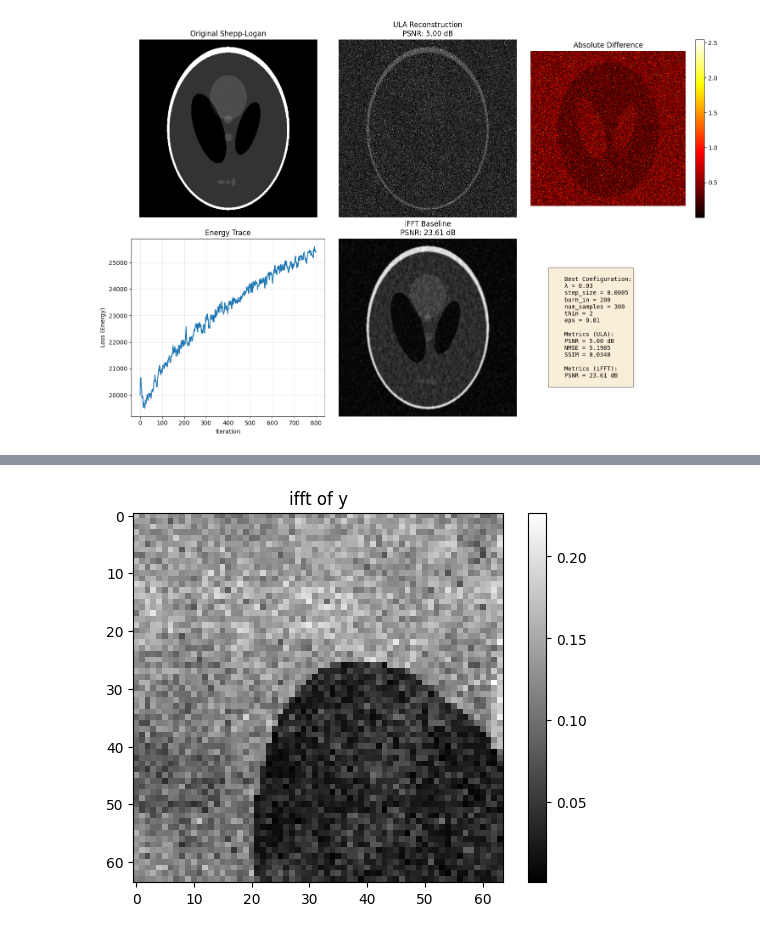
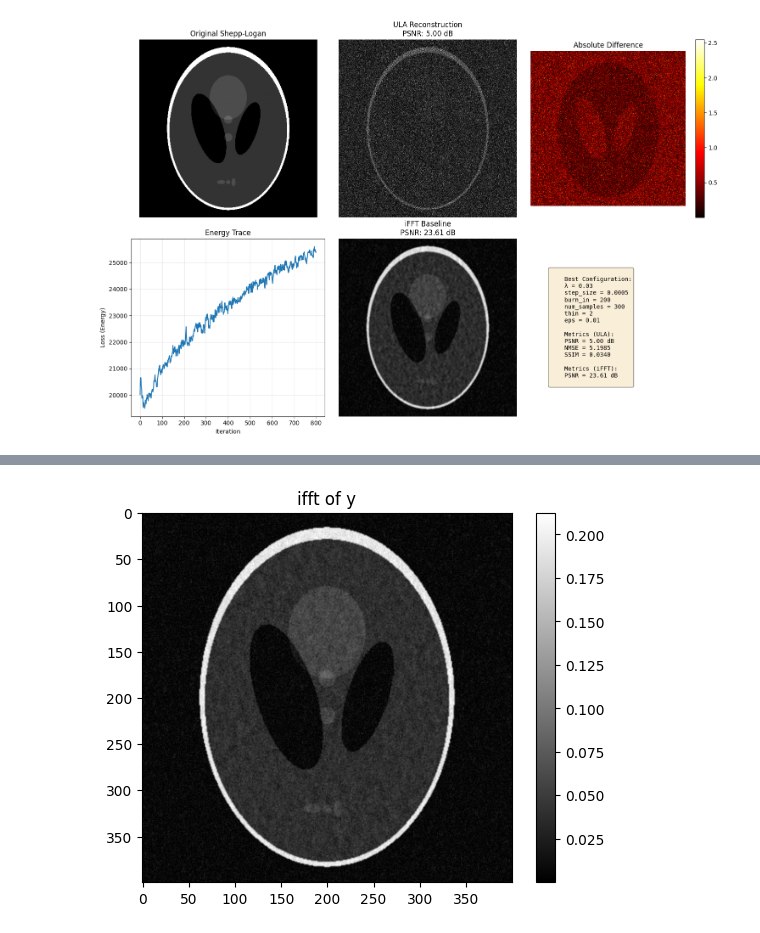
Before and after one commit to jkostaa/bachelor-thesis, a Jupyter notebook: notebooks/shepp_logan_test.ipynb, the cells around one changed output, grey strips where cells are left out. Cells and saved outputs as stored; diff of their text form; code cells hidden in the pictures.

```diff
--- a/notebooks/shepp_logan_test.ipynb
+++ b/notebooks/shepp_logan_test.ipynb
@@ -348,14 +357,14 @@ bernoulli_mask = BernoulliMask(0.88, seed=30).generate(shepp_logan.shape)
 centered_bernoulli_mask = CenteredBernoulliMask(0.5, 0.15, seed=30).generate(
     shepp_logan.shape
 )
-vd_mask = VariableDensityMask('gaussian', 0.5, seed=30).generate(shepp_logan.shape) # default used decay_param=0.3 - 0.5
+vd_mask = VariableDensityMask('gaussian', 0.35, seed=30).generate(shepp_logan.shape) # default used decay_param=0.3 - 0.5
 pseudorand_mask = PseudoRandomColumnMask(shepp_logan.shape, 2, 1, seed=30).get_mask()
 radial_mask = RadialMask(shepp_logan.shape, 60, 0.12).generate()
 
 # the 'actual' measurement
 # Mask must be applied to noise too — only sampled locations are noisy!!
 # Crop to 64x64 center patch
-sl_small  = shepp_logan[96:160, 96:160]          # 64x64 center
+sl_small  = shepp_logan[0:400, 0:400]          # 64x64 center
 
 sigma_noise = 0.05 # default 0.01
 # Generate complex AWGN (MRI noise is complex Gaussian)
@@ -363,11 +372,10 @@ noise = (sigma_noise / np.sqrt(2)) * (
    np.random.randn(*sl_small.shape) + 1j * np.random.randn(*sl_small.shape)
 )
 
-M_small   = vd_mask[96:160, 96:160]
+M_small   = vd_mask[0:400, 0:400]
 Fx = np.fft.fftshift(np.fft.fft2(sl_small, norm='ortho'))
-y_small = M_small * (Fx + noise)
-y_check = M_small * np.fft.fft2(sl_small, norm='ortho')
-
+y_small = M_small * (Fx + noise) # = M_small *  np.fft.fftshift(np.fft.fft2(sl_small, norm='ortho'))
+y_check = M_small * np.fft.fftshift(np.fft.fft2(sl_small, norm='ortho'))
 
 # plot mask
 plt.figure(figsize=(5, 5))
@@ -422,50 +430,56 @@ plt.show()
 # #plt.yscale('log')
 # plt.show()
 
-# psnr_map = psnr(map_reconstruct.real, sl_small) # .real because shepp-logan is also real-valued
-# nmse_map = nmse(map_reconstruct.real, sl_small)
-# ssim_map = ssim(map_reconstruct.real, sl_small)
-# print(f"PSNR MAP: {psnr_map:.2f} dB, NMSE MAP: {nmse_map:.4f}, SSIM MAP: {ssim_map:.4f}")
+# def evaluate_map(x_rec, x_ref):
+#     x_rec = np.abs(x_rec)
+#     x_ref = np.abs(x_ref)
+
+#     x_rec = x_rec / x_ref.max()
+#     x_ref = x_ref / x_ref.max()
+
+#     print(f"PSNR MAP: {psnr(x_rec, x_ref, data_range=1.0):.2f} dB, NMSE MAP: {nmse(x_rec, x_ref):.4f}, SSIM MAP: {ssim(x_rec, x_ref, data_range=1.0):.4f}")
+
+# evaluate_map(sl_small, map_reconstruct)
 
 #####################################################################
 # MALA
 #####################################################################
-mala_estimator = MMSEEstimatorMALA(M_small, sigma_noise, 0.1, 1e-2, 1e4, 500, 2, 300, beta=0.3)
+mala_estimator = MMSEEstimatorMALA(M_small, sigma_noise, 0.1*900, 1e-2, 1e4, 500, 2, 300, beta=0.3)
 
 samples_kept, energies, step_trace, accept_trace = mala_estimator.mala_sampling(y_small, debug=True, freeze_L_after_burnin=True)
 mala_mmse = mala_estimator.compute_mmse_estimate(samples_kept)
 
-print("=== Scale diagnostics ===")
-print(f"sl_small:   min={sl_small.min():.4f}  max={sl_small.max():.4f}  mean={sl_small.mean():.4f}")
-print(f"mala_mmse:  min={mala_mmse.min():.4f}  max={mala_mmse.max():.4f}  mean={mala_mmse.mean():.4f}")
-print(f"iFFT init:  ", end="")
-x_init = np.real(np.fft.ifft2(y_small, norm='ortho'))
-print(f"min={x_init.min():.4f}  max={x_init.max():.4f}  mean={x_init.mean():.4f}")
+# # diagnostics
+# print("=== Scale diagnostics ===")
+# print(f"sl_small:   min={sl_small.min():.4f}  max={sl_small.max():.4f}  mean={sl_small.mean():.4f}")
+# print(f"mala_mmse:  min={mala_mmse.min():.4f}  max={mala_mmse.max():.4f}  mean={mala_mmse.mean():.4f}")
+# print(f"iFFT init:  ", end="")
+# x_init = np.real(np.fft.ifft2(y_small, norm='ortho'))
+# print(f"min={x_init.min():.4f}  max={x_init.max():.4f}  mean={x_init.mean():.4f}")
 
-print("\n=== Mask diagnostics ===")
-print(f"M_small sum (sampled freqs): {M_small.sum():.0f} / {M_small.size} = {M_small.mean():.2%}")
-print(f"DC component sampled (M_small[0,0]): {M_small[0,0]}")  # 1=yes, 0=no
+# print("\n=== Mask diagnostics ===")
+# print(f"M_small sum (sampled freqs): {M_small.sum():.0f} / {M_small.size} = {M_small.mean():.2%}")
+# print(f"DC component sampled (M_small[0,0]): {M_small[0,0]}")  # 1=yes, 0=no
 
-print("\n=== Forward model check ===")
-# Reconstruct from full k-space (no mask) — should be near-perfect
-y_full = np.fft.fft2(sl_small, norm='ortho')
-x_recon_full = np.real(np.fft.ifft2(y_full, norm='ortho'))
-print(f"ifft2(fft2(sl_small)) max error: {np.abs(x_recon_full - sl_small).max():.2e}  (should be ~1e-14)")
+# print("\n=== Forward model check ===")
+# # Reconstruct from full k-space (no mask) — should be near-perfect
+# y_full = np.fft.fft2(sl_small, norm='ortho')
+# x_recon_full = np.real(np.fft.ifft2(y_full, norm='ortho'))
+# print(f"ifft2(fft2(sl_small)) max error: {np.abs(x_recon_full - sl_small).max():.2e}  (should be ~1e-14)")
 
-# Reconstruct from masked k-space — shows what zero-fill gives
-y_masked = M_small * y_full
-x_recon_masked = np.real(np.fft.ifft2(y_masked, norm='ortho'))
-from skimage.metrics import peak_signal_noise_ratio as psnr_sk
-print(f"iFFT of masked y PSNR: {psnr_sk(sl_small, x_recon_masked, data_range=sl_small.max()-sl_small.min()):.2f} dB")
+# # Reconstruct from masked k-space — shows what zero-fill gives
+# y_masked = M_small * y_full
+# x_recon_masked = np.real(np.fft.ifft2(y_masked, norm='ortho'))
+# from skimage.metrics import peak_signal_noise_ratio as psnr_sk
+# print(f"iFFT of masked y PSNR: {psnr_sk(sl_small, x_recon_masked, data_range=sl_small.max()-sl_small.min()):.2f} dB")
 
-print("\n=== y_small check ===")
-print(f"y_small constructed from sl_small directly? ", end="")
-y_check = M_small * np.fft.fft2(sl_small, norm='ortho')
-print(f"max diff from y_small: {np.abs(y_check - y_small).max():.2e}  (should be ~0)")
+# print("\n=== y_small check ===")
+# print(f"y_small constructed from sl_small directly? ", end="")
+# print(f"max diff from y_small: {np.abs(y_check - y_small).max():.2e}  (should be ~0)")
 
-print(f"sl_small mean={sl_small.mean():.4f}")
-x_init = np.real(np.fft.ifft2(y_small, norm='ortho'))
-print(f"iFFT init mean={x_init.mean():.4f}")                 # should now match sl_small mean
+# print(f"sl_small mean={sl_small.mean():.4f}")
+# x_init = np.real(np.fft.ifft2(y_small, norm='ortho'))
+# print(f"iFFT init mean={x_init.mean():.4f}") # should now match sl_small mean
 
 # Target
 plt.title("Original image")
@@ -492,8 +506,13 @@ plt.xlabel("Iteration")
 plt.ylabel("MALA energy")
 plt.grid(True)
 plt.subplot(1,3,2)
-plt.plot(accept_trace / (np.arange(len(accept_trace))+1))
-plt.title('Cumulative accept rate')
+#plt.plot(accept_trace / (np.arange(len(accept_trace))+1))
+#plt.title('Cumulative accept rate')
+window = 50
+rolling = np.convolve(accept_trace, np.ones(window)/window, mode='valid')
+plt.plot(rolling)
+plt.axhline(0.574, color='r', ls='--', label='Target (0.574)')
+plt.title('Rolling acceptance rate (w=50)')
 plt.subplot(1,3,3)
 plt.plot(step_trace)
 plt.title('Step size trace')
@@ -521,4 +540,7 @@ def evaluate_ifft(x_rec, x_ref):
     print(f"PSNR iFFT: {psnr(x_rec, x_ref, data_range=1.0):.2f} dB, NMSE iFFT: {nmse(x_rec, x_ref):.4f}, SSIM iFFT: {ssim(x_rec, x_ref, data_range=1.0):.4f}")
 
 evaluate_ifft(sl_small, np.fft.ifft2(y_small, norm='ortho'))
+
+x_adj_init = np.real(mala_estimator.A_adj(y_small))
+print(f"A_adj(y) mean: {x_adj_init.mean():.4f}")
 # %% [output]
@@ -544 +565 @@ iFFT init mean=-0.0000
-[figure, old version]
+[figure, new version]
```
Also changed, not shown: parts of 3 cells of this notebook, 3 other files.
